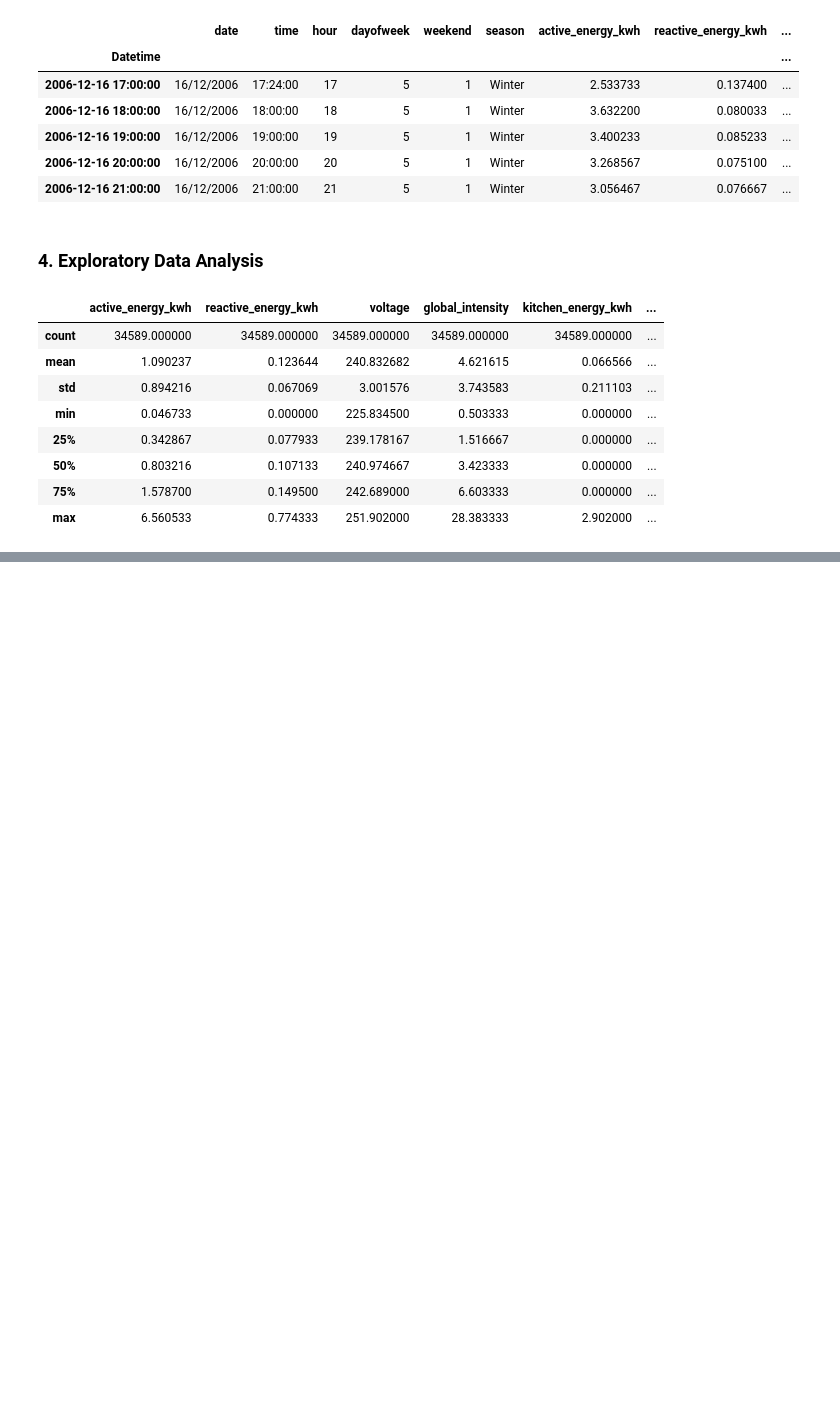
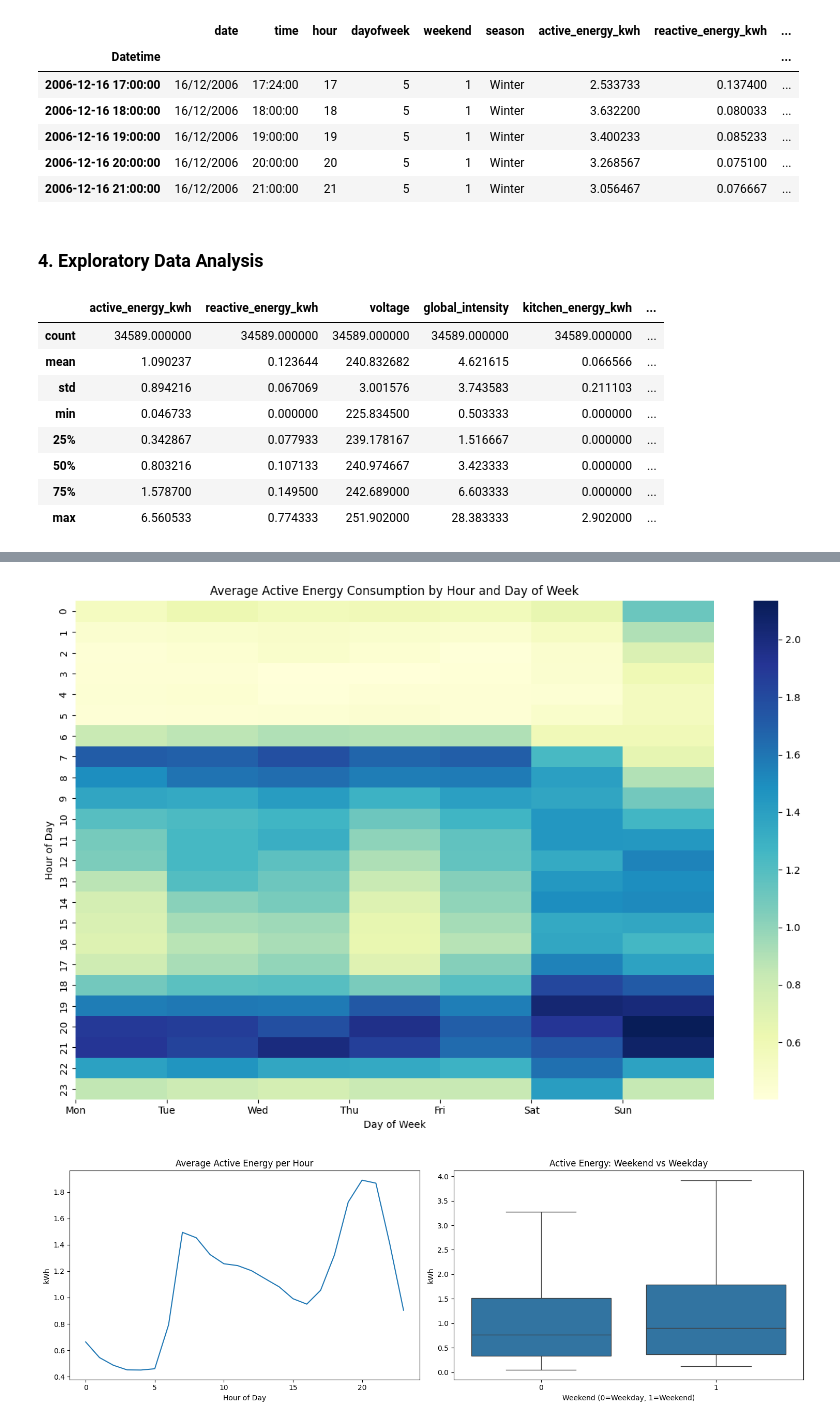
Before and after one commit to paulprataleal/flashbang, a Jupyter notebook: ML_project.ipynb, the cells around one changed output, grey strips where cells are left out. Drawn from its saved outputs; the diff is of its cells as text; code cells hidden in the pictures; blank space fills up the shorter version.

```diff
--- a/ML_project.ipynb
+++ b/ML_project.ipynb
@@ -427,0 +489,56 @@ for col in energy_cols:
+# %%
+# Heatmap: hour vs day of week
+plt.figure(figsize=(12, 8))
+
+pivot = df.pivot_table(
+    index='hour',
+    columns='dayofweek',
+    values='active_energy_kwh',
+    aggfunc='mean'
+)
+
+sns.heatmap(
+    pivot,
+    cmap="YlGnBu"
+)
+
+plt.title("Average Active Energy Consumption by Hour and Day of Week")
+plt.xlabel("Day of Week")
+plt.ylabel("Hour of Day")
+plt.xticks(
+    ticks=range(7),
+    labels=["Mon", "Tue", "Wed", "Thu", "Fri", "Sat", "Sun"]
+)
+
+plt.tight_layout()
+plt.show()
+
+
+
+fig, axes = plt.subplots(1, 2, figsize=(15, 5))
+
+# Average hourly profile
+df.groupby('hour')['active_energy_kwh'].mean().plot(
+    ax=axes[0]
+)
+axes[0].set_title("Average Active Energy per Hour")
+axes[0].set_xlabel("Hour of Day")
+axes[0].set_ylabel("kWh")
+
+# Weekend vs Weekday boxplot
+sns.boxplot(
+    x='weekend',
+    y='active_energy_kwh',
+    data=df,
+    showfliers=False,
+    ax=axes[1]
+)
+axes[1].set_title("Active Energy: Weekend vs Weekday")
+axes[1].set_xlabel("Weekend (0=Weekday, 1=Weekend)")
+axes[1].set_ylabel("kWh")
+
+plt.tight_layout()
+plt.show()
+# %% [output]
+[figure, added]
+[figure, added]
```
Also changed, not shown: parts of 11 cells of this notebook.
